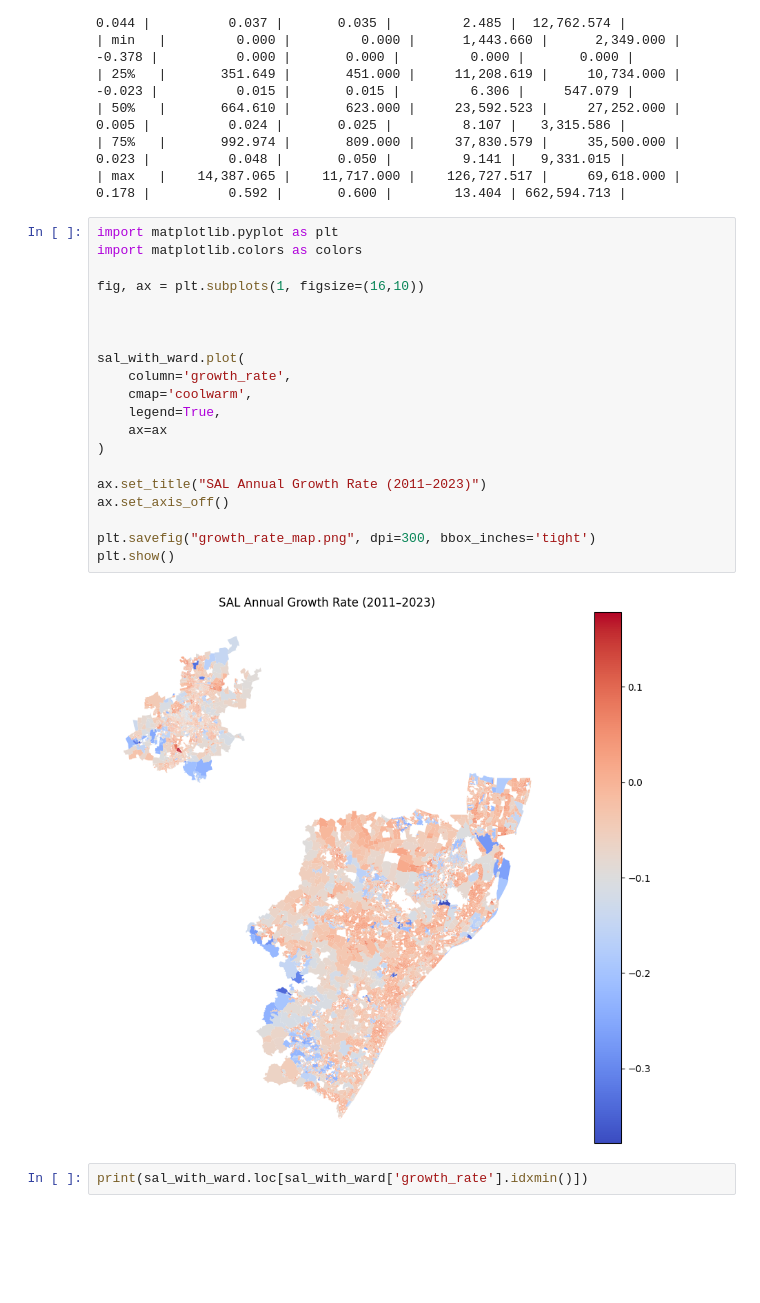
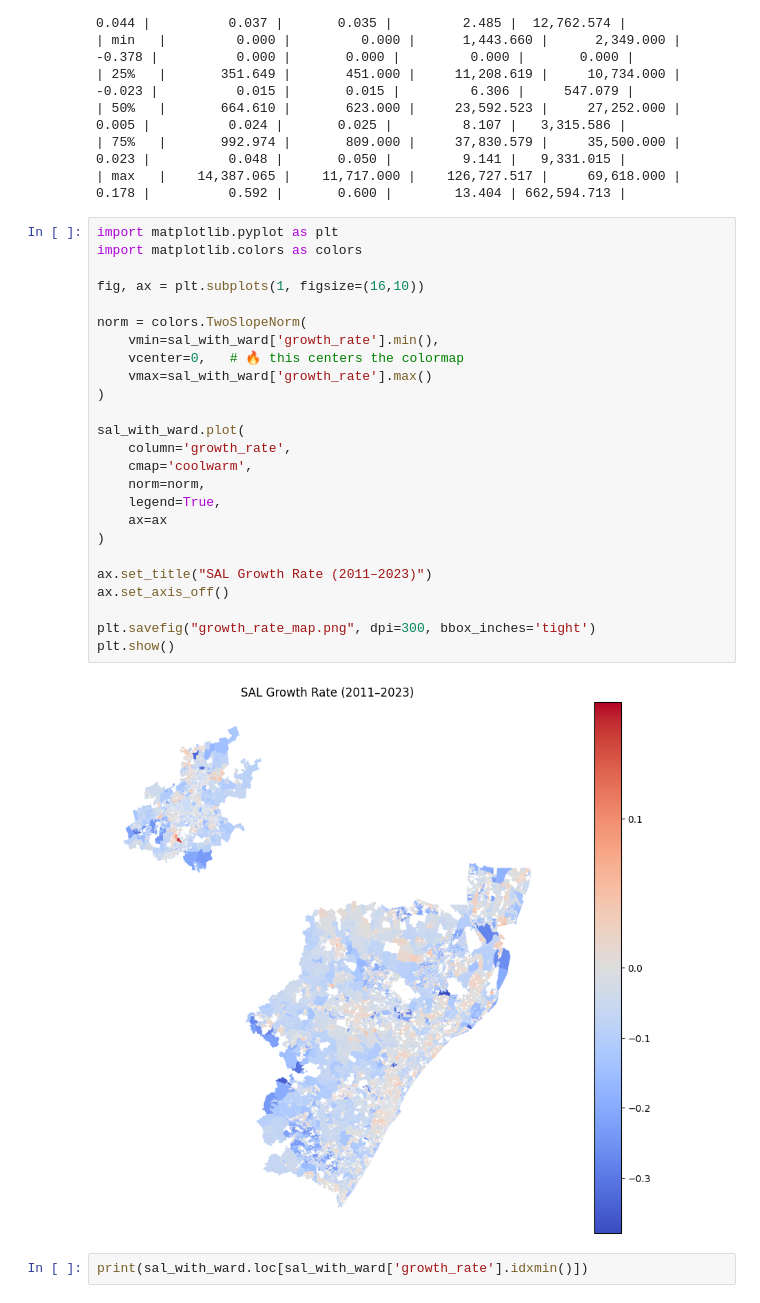
Before and after one commit to tess-vu/south-africa-healthcare, a Jupyter notebook: newpred.ipynb, the cells around one changed output. Saved outputs shown, nothing was run; the diff lists cells and outputs as text; blank space fills up the shorter version.

```diff
--- a/newpred.ipynb
+++ b/newpred.ipynb
@@ -571,25 +571,30 @@ print(summary.to_markdown(floatfmt=",.3f"))
 # %%
 import matplotlib.pyplot as plt
 import matplotlib.colors as colors
 
 fig, ax = plt.subplots(1, figsize=(16,10))
 
-
+norm = colors.TwoSlopeNorm(
+    vmin=sal_with_ward['growth_rate'].min(),
+    vcenter=0,   # 🔥 this centers the colormap
+    vmax=sal_with_ward['growth_rate'].max()
+)
 
 sal_with_ward.plot(
     column='growth_rate',
     cmap='coolwarm',
+    norm=norm,
     legend=True,
     ax=ax
 )
 
-ax.set_title("SAL Annual Growth Rate (2011–2023)")
+ax.set_title("SAL Growth Rate (2011–2023)")
 ax.set_axis_off()
 
 plt.savefig("growth_rate_map.png", dpi=300, bbox_inches='tight')
 plt.show()
 # %% [output]
-[figure, old version]
+[figure, new version]
 # %%
 print(sal_with_ward.loc[sal_with_ward['growth_rate'].idxmin()])
 # %% [output]
```
Also changed, not shown: 1 other file.
